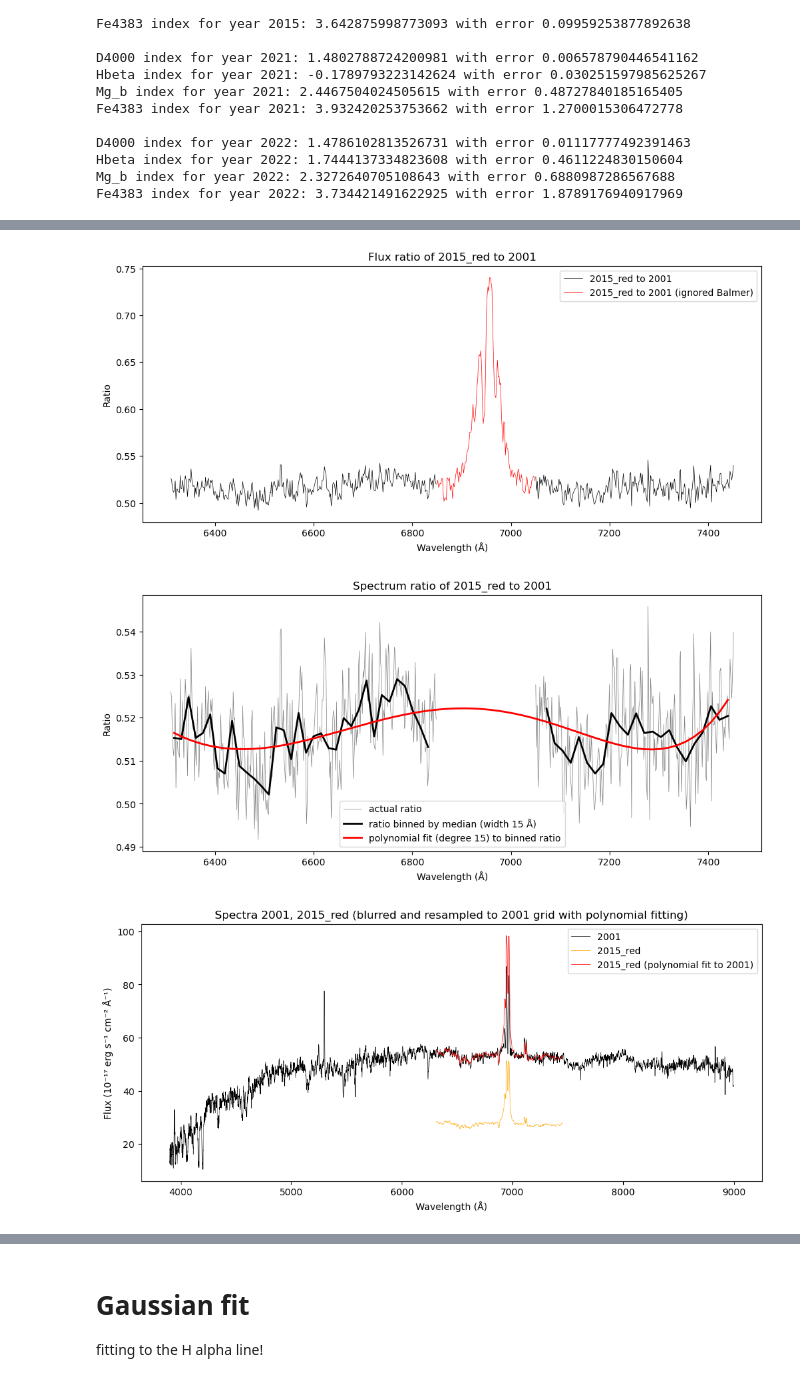
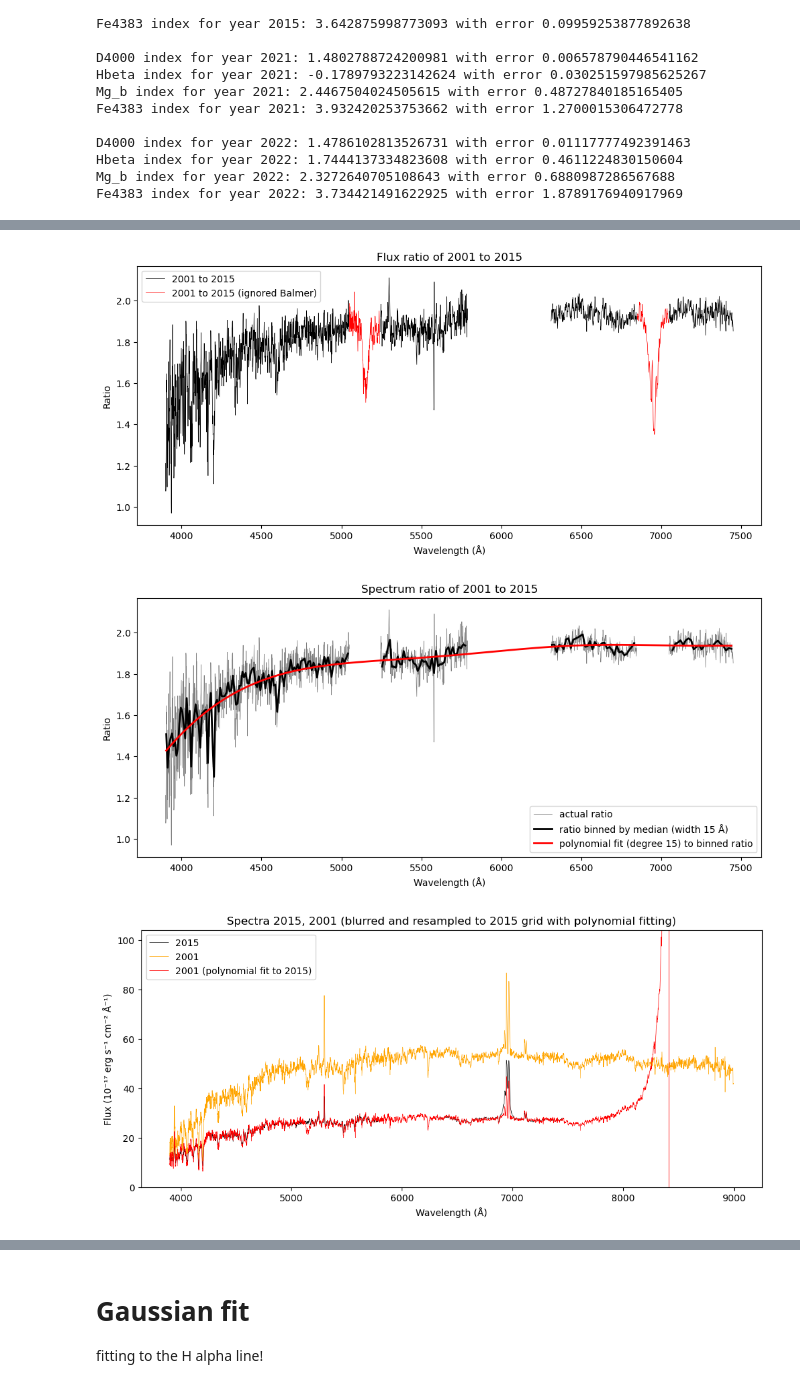
Before and after one commit to things-0/denison_2026, a Jupyter notebook: oli/main.ipynb, the cells around one changed output, grey strips where cells are left out. Cells and saved outputs as stored; diff of their text form; code cells hidden in the pictures.

Commit message:
calibrate to SAMI 2015, diff spect calculated

```diff
--- a/oli/main.ipynb
+++ b/oli/main.ipynb
@@ -17,6 +17,17 @@ from PyAstronomy import pyasl
 from scipy.ndimage import gaussian_filter1d
 from lmfit.models import GaussianModel
 from astropy.cosmology import Planck18 as cosmo
+# %%
+OIII = 4983
+SII = 6724
+H_ALPH = 6564.61
+H_BETA = 4862.68
+
+z = 0.0582
+
+SAMI_blue_res = 1730
+SDSS_res = 2000
+SAMI_red_res = 4500
 # %% [markdown]
 ## Reading functions
 slightly edited versions of the original functions from Scott + extras
@@ -43,7 +54,7 @@ def sami_read_apspec(filename,extname,var_extname,doareacorr=False,bugfix=True):
     #convert SAMI (wavelength in air) to wavelength in vacuum By default, the conversion specified by Ciddor 1996 are used.
     samivac_lam = pyasl.airtovac2(sami_lam)
 
-    sami_flux = sami_flux*10 # flux unit conversion from 10e16 to 10e17 to match sdss
+    sami_flux *= 10 # flux unit conversion from 10e16 to 10e17 to match sdss
 
 
     sami_var = hdulist[var_extname].data #extract the variance array
@@ -778,6 +803,6 @@ def adjust_calibration(
 # %%
-adjust_calibration(year_to_change="2015_red", bin_width=15, poly_degree=15);
+_, adjusted_01_flux_15 = adjust_calibration(year_to_change="2001", bin_width=15, poly_degree=15)
 # %% [output]
-[figure, old version]
+[figure, new version]
-[figure, old version]
+[figure, new version]
-[figure, old version]
+[figure, new version]
```
Also changed, not shown: parts of 30 cells of this notebook.
